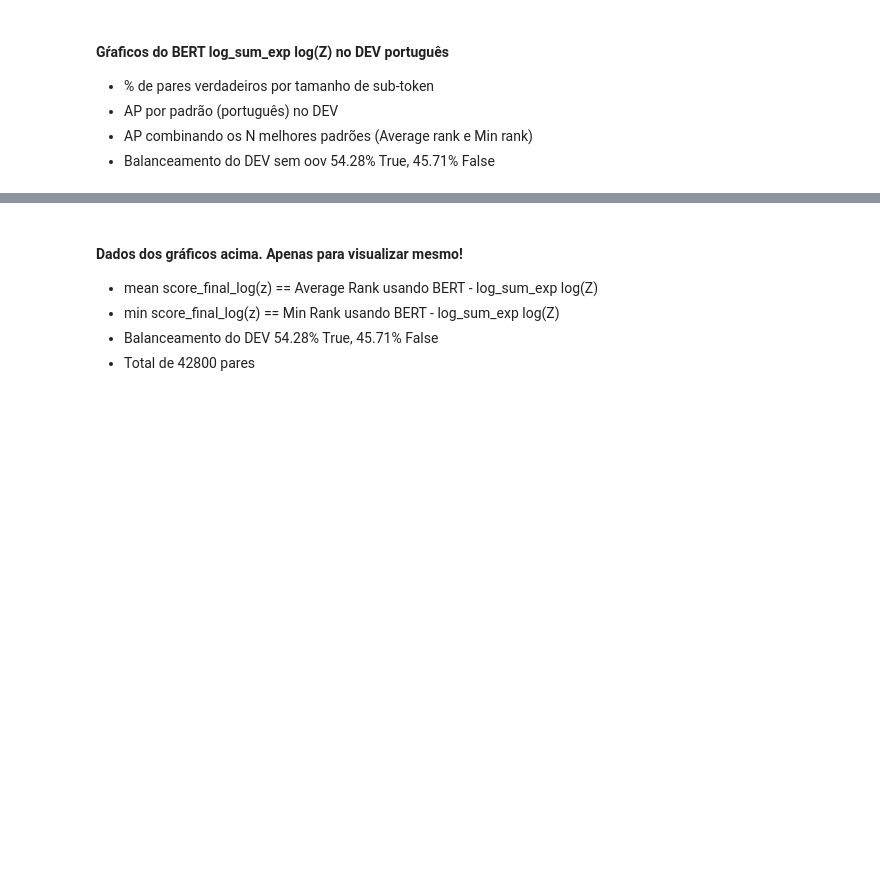
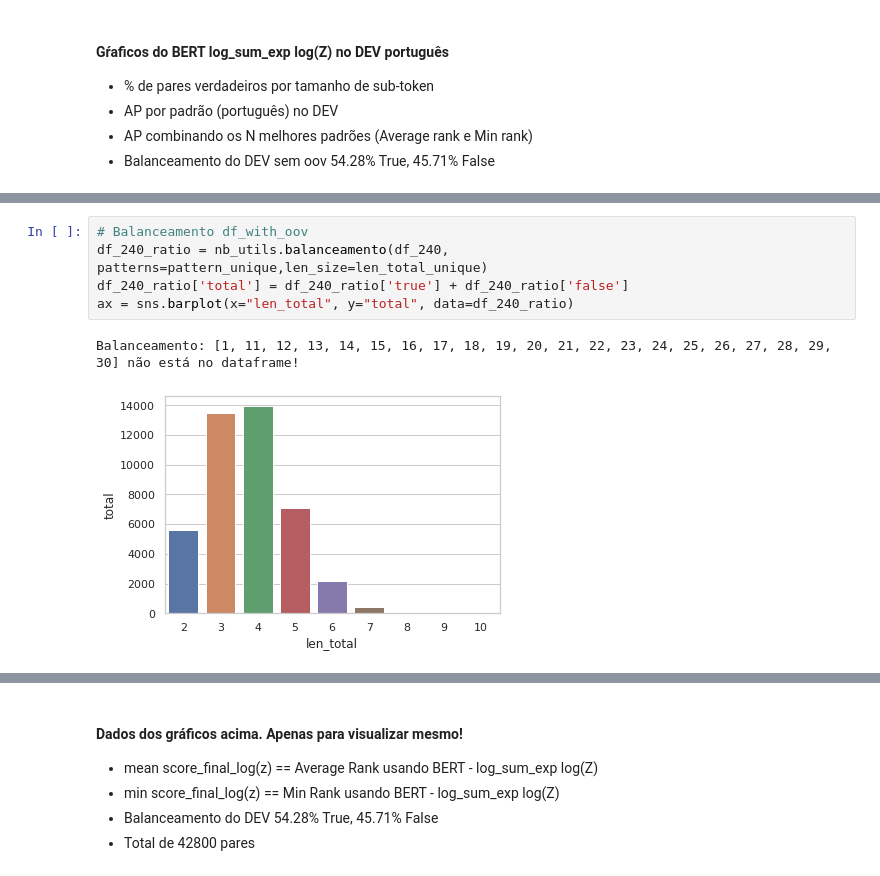
Before and after one commit to eraldoluis/hyper_bert, a Jupyter notebook: nb/paper-ijcai21/best_pattern_onto-validation.ipynb, the cells around one changed output, grey strips where cells are left out. Cells and saved outputs as stored; diff of their text form; blank space fills up the shorter version.

```diff
--- a/nb/paper-ijcai21/best_pattern_onto-validation.ipynb
+++ b/nb/paper-ijcai21/best_pattern_onto-validation.ipynb
@@ -71,3 +79,11 @@ DF all with OOV = 94446
+# %%
+# Balanceamento df_with_oov
+df_240_ratio = nb_utils.balanceamento(df_240, patterns=pattern_unique,len_size=len_total_unique)
+df_240_ratio['total'] = df_240_ratio['true'] + df_240_ratio['false']
+ax = sns.barplot(x="len_total", y="total", data=df_240_ratio)
+# %% [output]
+Balanceamento: [1, 11, 12, 13, 14, 15, 16, 17, 18, 19, 20, 21, 22, 23, 24, 25, 26, 27, 28, 29, 30] não está no dataframe!
+[figure, added]
 # %%
 # Balanceamento df_240M
 df_240_ratio = nb_utils.balanceamento(df_240, len_size=len_total_unique, patterns=pattern_unique)
```
Also changed, not shown: parts of 6 cells of this notebook.
